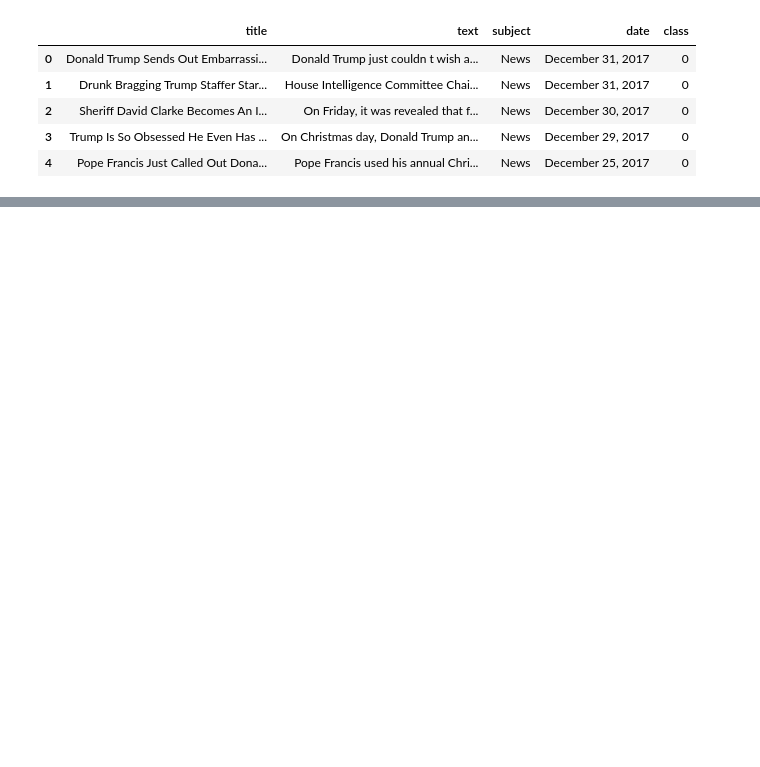
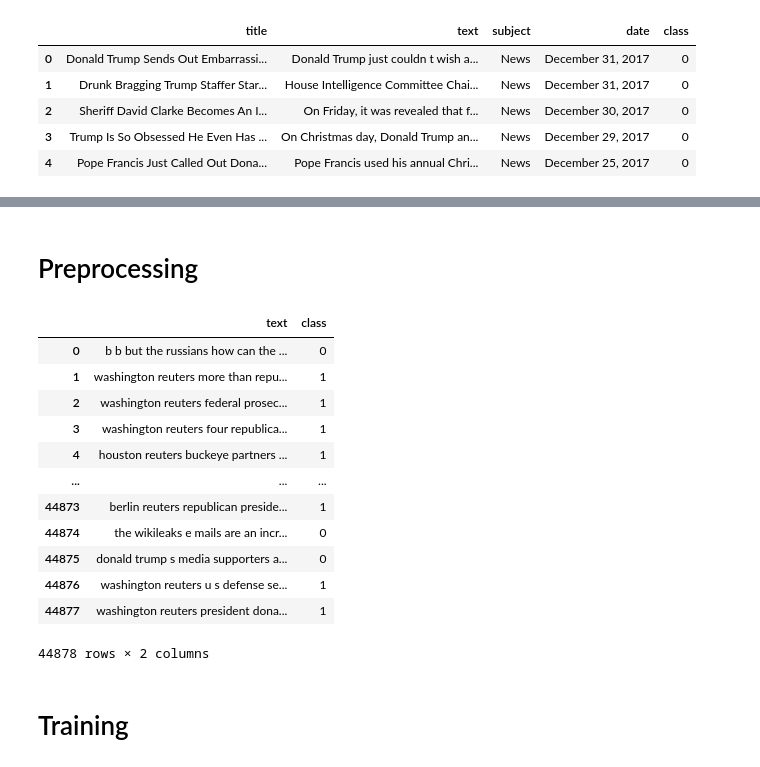
Before and after one commit to frdrckj/Fake-News-Detection, a Jupyter notebook: fake_news_detection.ipynb, the cells around one changed output, grey strips where cells are left out. Drawn from its saved outputs; the diff is of its cells as text; code cells hidden in the pictures; blank space fills up the shorter version.

```diff
--- a/fake_news_detection.ipynb
+++ b/fake_news_detection.ipynb
@@ -76,0 +114,2 @@ data_merge.tail()
+# %%
+data = data_merge.drop(['title', 'subject', 'date'], axis = 1)
@@ -76,0 +122,2 @@ data_merge.tail()
+# %%
+data = data.sample(frac=1).reset_index(drop=True)
@@ -76,0 +133,31 @@ data_merge.tail()
+# %% [markdown]
+# Preprocessing
+# %%
+def clean_text(text):
+    text = text.lower()
+    text = re.sub(r"\[.*?\]", "", text)
+    text = "".join(char if char.isalnum() or char.isspace() else " " for char in text)
+    text = re.sub(r"https?://\S+|www\.\S+", "", text)
+    text = re.sub(r"<.*?>", "", text)
+    text = "".join(char for char in text if char not in string.punctuation)
+    text = re.sub(r"\w*\d\w*", "", text)
+
+    return text
+# %%
+data['text'] = data['text'].apply(clean_text)
+# %%
+data
+# %% [output]
+|  | text | class |
+| 0 | b b but the russians how can the ... | 0 |
+| 1 | washington reuters more than repu... | 1 |
+| 2 | washington reuters federal prosec... | 1 |
+| 3 | washington reuters four republica... | 1 |
+| 4 | houston reuters buckeye partners ... | 1 |
+| ... | ... | ... |
+| 44873 | berlin reuters republican preside... | 1 |
+| 44874 | the wikileaks e mails are an incr... | 0 |
+| 44875 | donald trump s media supporters a... | 0 |
+| 44876 | washington reuters u s defense se... | 1 |
+| 44877 | washington reuters president dona... | 1 |
+44878 rows × 2 columns
@@ -76,0 +167,2 @@ data_merge.tail()
+# %% [markdown]
+# Training
```
Also changed, not shown: parts of 47 cells of this notebook, 1 other file.
